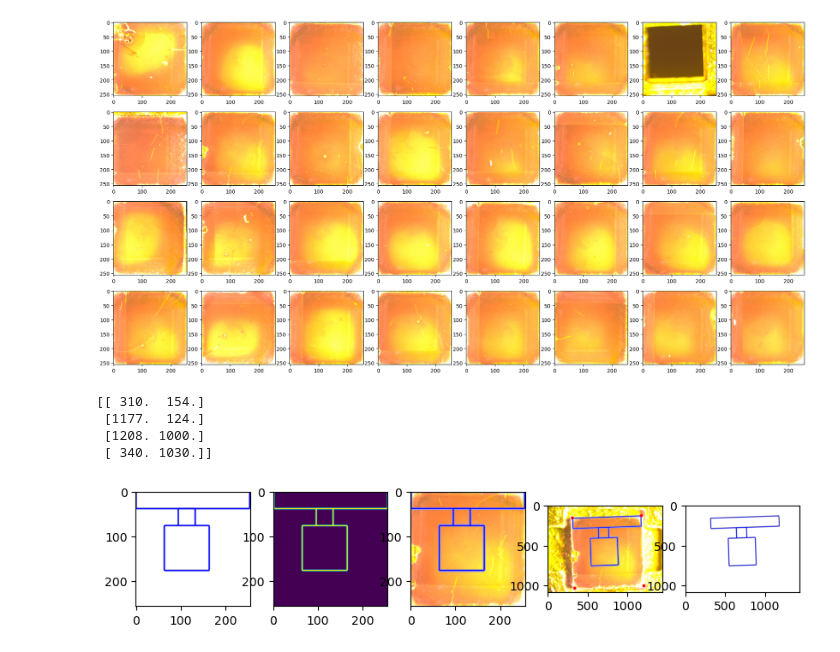
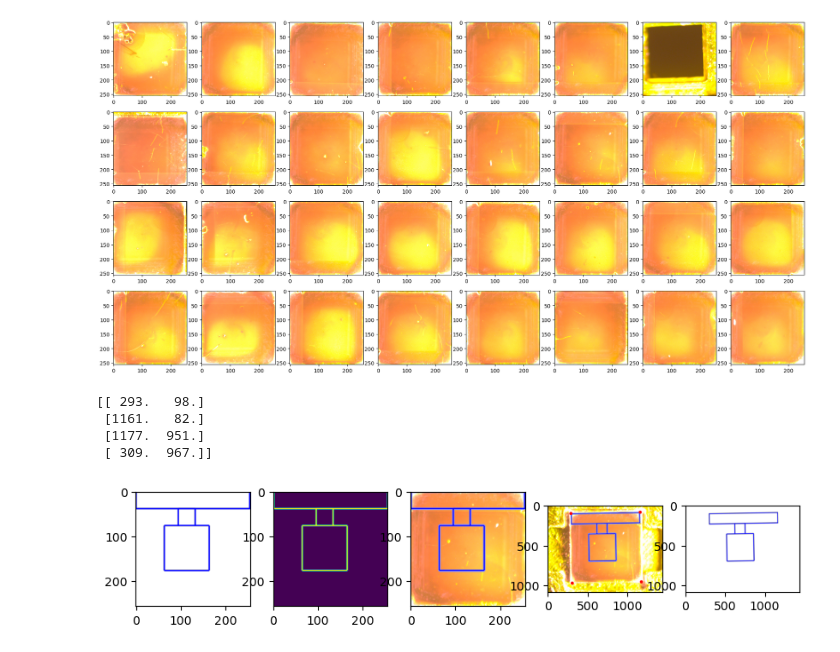
Before and after one commit to fenning-research-group/PASCAL_TrainView, a Jupyter notebook: analysis_experiments/superimpose.ipynb, the cells around one changed output. Drawn from its saved outputs; the diff is of its cells as text; code cells hidden in the pictures.

```diff
--- a/analysis_experiments/superimpose.ipynb
+++ b/analysis_experiments/superimpose.ipynb
@@ -106,7 +106,7 @@ for k in range(horiz):
 # superimpose the device mask on top of the wafer
 # TODO: orient the device mask to fit with scribe
 
-i=5
+i=21
 img = pl['crop'].iloc[i].copy()
 orig = pl['plimg_0'].iloc[i].copy()
 
@@ -131,35 +131,35 @@ img = cv2.cvtColor(img, cv2.COLOR_RGB2RGBA)
 img[alpha > 0] = mask_img[alpha>0]
 
 # now superimpose mask on top of original image
 input_shape = mask_img.shape
 input_pts = np.array([
     [0,0],
     [input_shape[0], 0],
     [input_shape[0], input_shape[1]],
     [0, input_shape[1]],
     ], np.float32)
 M = cv2.getPerspectiveTransform(input_pts, pl['coords'].iloc[i]) # needs float32 arrays
 out = cv2.warpPerspective(mask_img, M, orig.shape[0:2][::-1], flags=cv2.INTER_LINEAR)
 
 orig = np.uint8(orig * 255)
 orig = cv2.cvtColor(orig, cv2.COLOR_RGB2RGBA)
 orig[out[:,:,3] > 0] = out[out[:,:,3] > 0]
 
 # also draw bounding box corners
 for c in pl['coords'].iloc[i]:
     cv2.circle(orig, np.int0(c), 20, color=(255,0,0,255), thickness=-1)
 
 fig, ax = plt.subplots(1, 5, figsize=(10,8))
 
 ax[0].imshow(mask_img) # original mask
 ax[1].imshow(mask_img[:,:,3]) # alpha channel of mask
 ax[2].imshow(img) # mask superimposed on cropped
 ax[3].imshow(orig) # mask superimposed on original
 ax[4].imshow(out) # mask perspective warped to original
 print(pl['coords'].iloc[i])
 # %% [output]
-[[ 310.  154.]
- [1177.  124.]
- [1208. 1000.]
- [ 340. 1030.]]
+[[ 293.   98.]
+ [1161.   82.]
+ [1177.  951.]
+ [ 309.  967.]]
-[figure, old version]
+[figure, new version]
```
Also changed, not shown: parts of 2 cells of this notebook.
